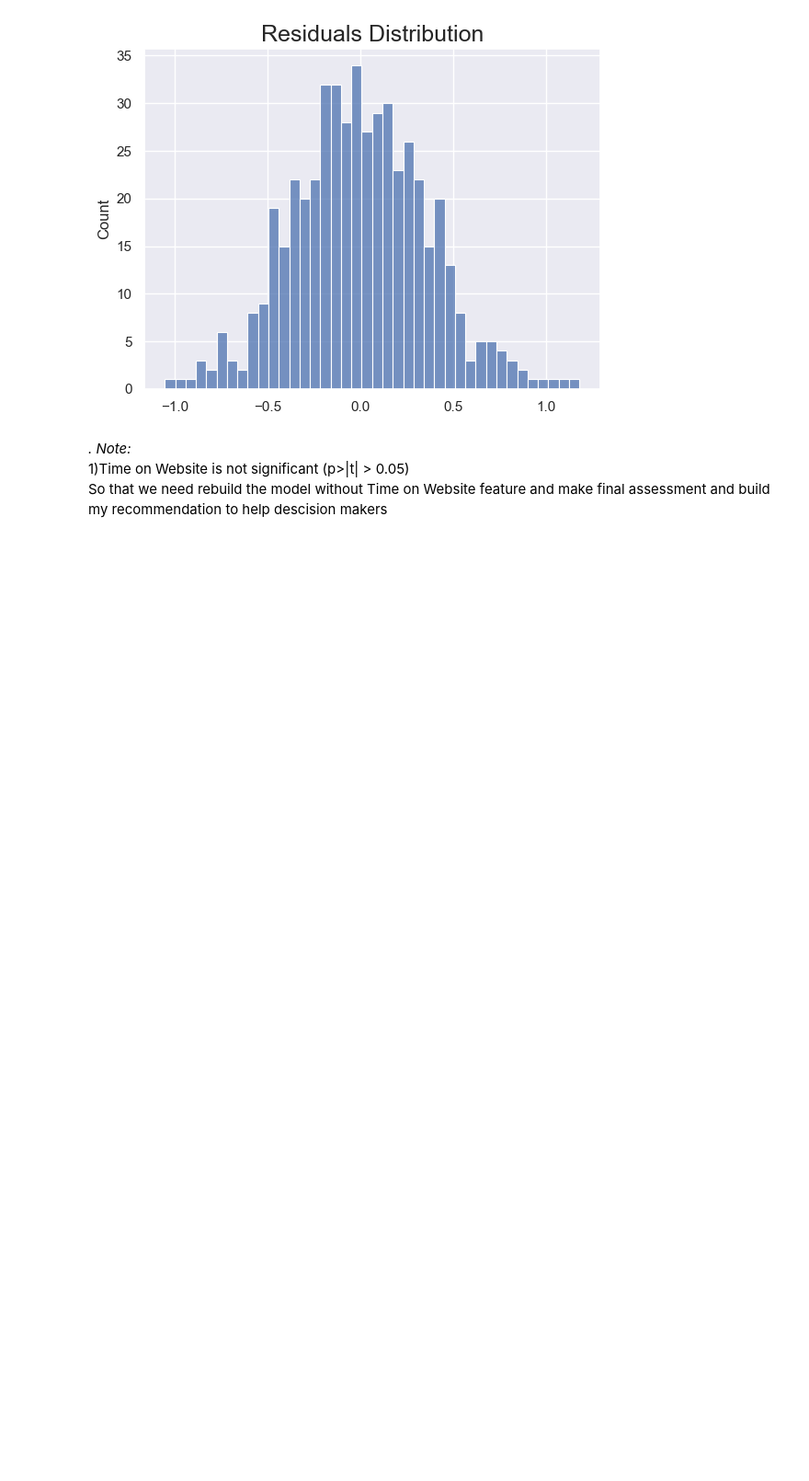
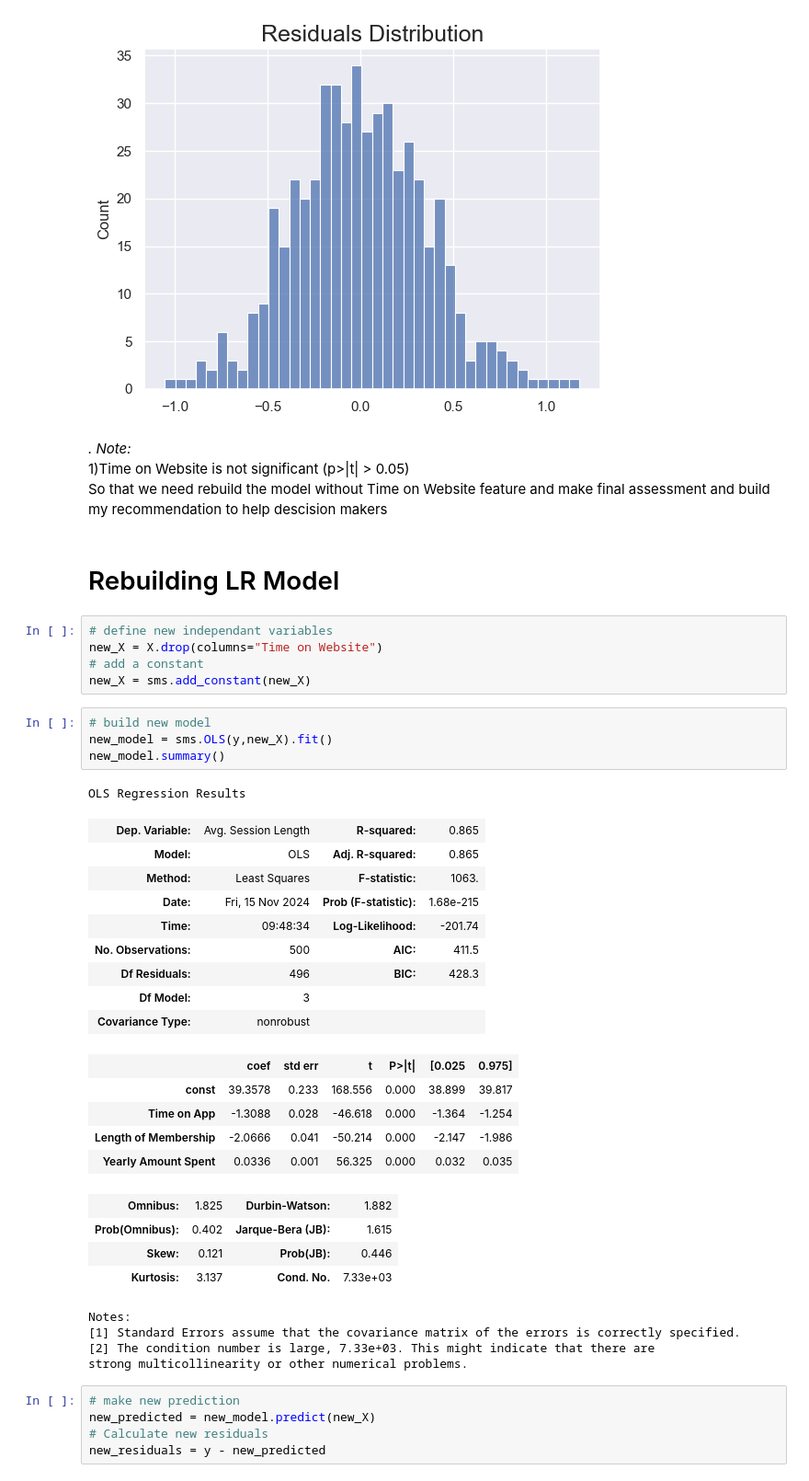
Before and after one commit to youssefSamir-DS/ML_Project-Ecommerce_Customers, a Jupyter notebook: Linear_Regression_project.ipynb, the cells around one changed output. Shown at 92% size. Saved outputs shown, nothing was run; the diff lists cells and outputs as text; blank space fills up the shorter version.

```diff
--- a/Linear_Regression_project.ipynb
+++ b/Linear_Regression_project.ipynb
@@ -455,3 +455,43 @@ plt.show()
 # %% [markdown]
 _. Note:_ <br> 1)Time on Website is not significant (p>|t| > 0.05) <br>
 So that we need rebuild the model without Time on Website feature and make final assessment and build my recommendation to help descision makers
+# %% [markdown]
+# Rebuilding LR Model
+# %%
+# define new independant variables
+new_X = X.drop(columns="Time on Website")
+# add a constant
+new_X = sms.add_constant(new_X)
+# %%
+# build new model
+new_model = sms.OLS(y,new_X).fit()
+new_model.summary()
+# %% [output]
+OLS Regression Results
+| Dep. Variable: | Avg. Session Length | R-squared: | 0.865 |
+| Model: | OLS | Adj. R-squared: | 0.865 |
+| Method: | Least Squares | F-statistic: | 1063. |
+| Date: | Fri, 15 Nov 2024 | Prob (F-statistic): | 1.68e-215 |
+| Time: | 09:48:34 | Log-Likelihood: | -201.74 |
+| No. Observations: | 500 | AIC: | 411.5 |
+| Df Residuals: | 496 | BIC: | 428.3 |
+| Df Model: | 3 |  |  |
+| Covariance Type: | nonrobust |  |  |
+|  | coef | std err | t | P>|t| | [0.025 | 0.975] |
+| const | 39.3578 | 0.233 | 168.556 | 0.000 | 38.899 | 39.817 |
+| Time on App | -1.3088 | 0.028 | -46.618 | 0.000 | -1.364 | -1.254 |
+| Length of Membership | -2.0666 | 0.041 | -50.214 | 0.000 | -2.147 | -1.986 |
+| Yearly Amount Spent | 0.0336 | 0.001 | 56.325 | 0.000 | 0.032 | 0.035 |
+| Omnibus: | 1.825 | Durbin-Watson: | 1.882 |
+| Prob(Omnibus): | 0.402 | Jarque-Bera (JB): | 1.615 |
+| Skew: | 0.121 | Prob(JB): | 0.446 |
+| Kurtosis: | 3.137 | Cond. No. | 7.33e+03 |
+Notes:
+[1] Standard Errors assume that the covariance matrix of the errors is correctly specified.
+[2] The condition number is large, 7.33e+03. This might indicate that there are
+strong multicollinearity or other numerical problems.
+# %%
+# make new prediction
+new_predicted = new_model.predict(new_X)
+# Calculate new residuals
+new_residuals = y - new_predicted
```
Also changed, not shown: parts of 13 cells of this notebook.
